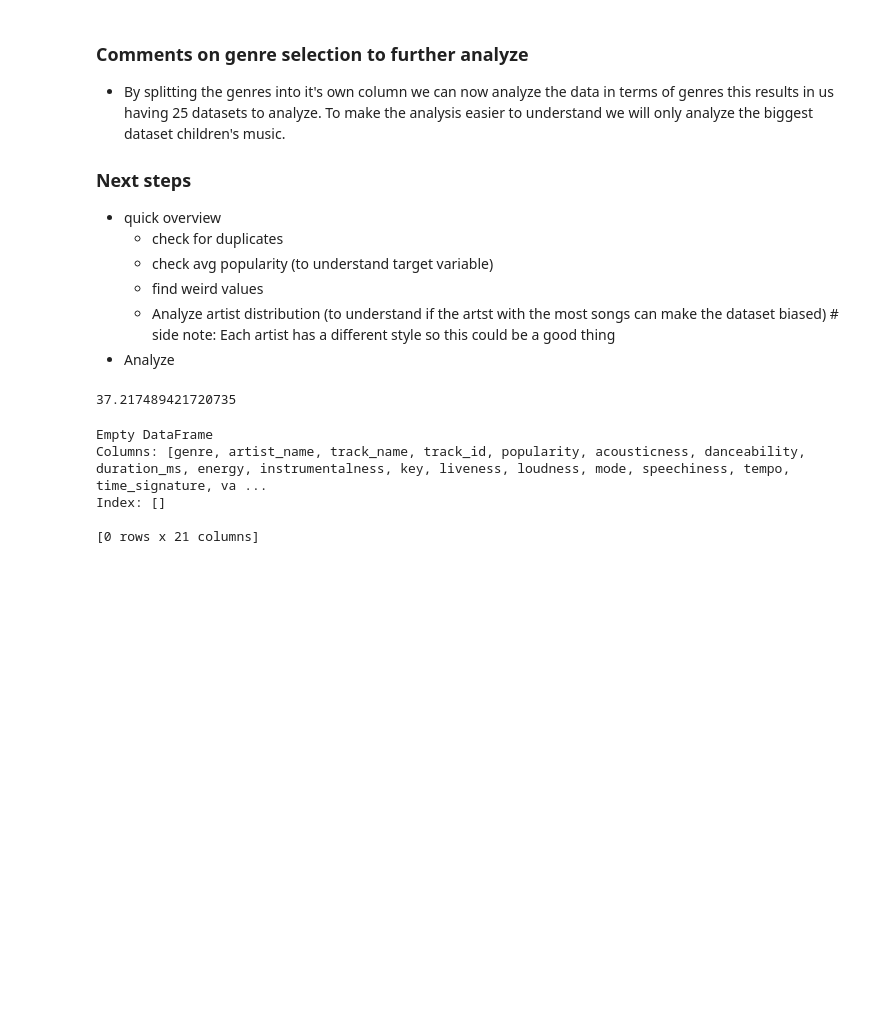
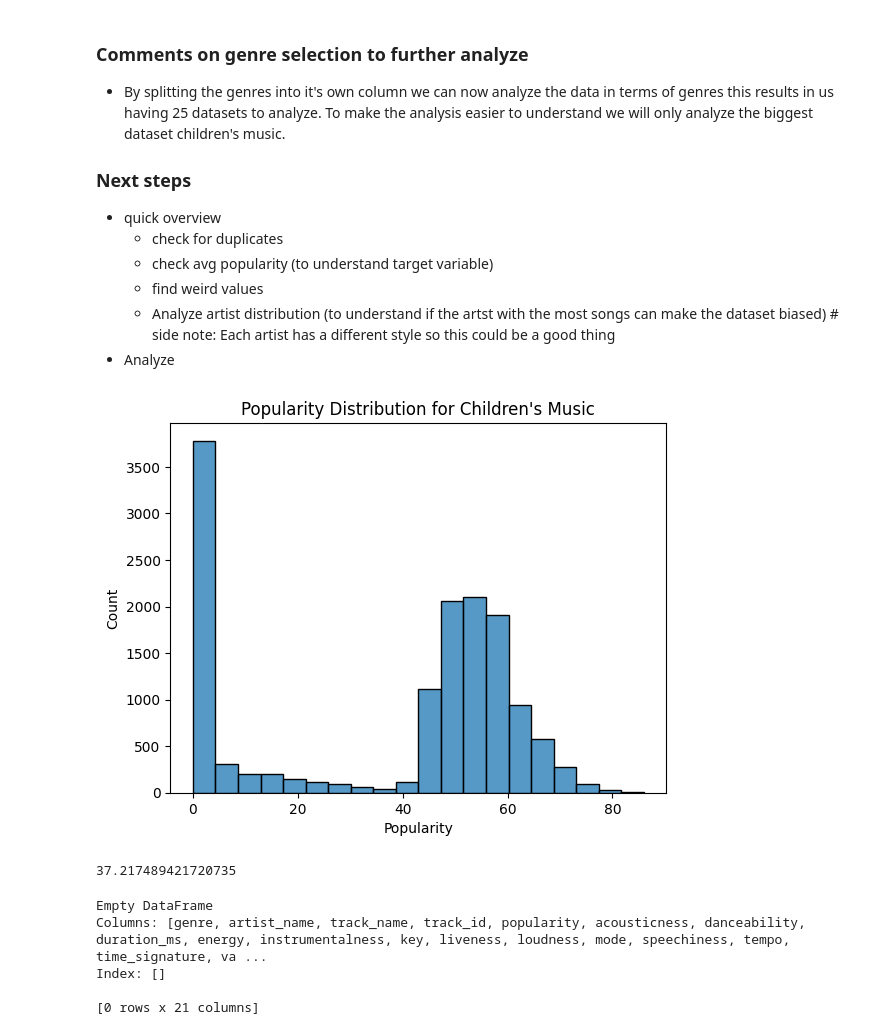
Before and after one commit to MorrisSimons/SCH_spotify_ml_project, a Jupyter notebook: largeset_version/main.ipynb, the cells around one changed output. Saved outputs shown, nothing was run; the diff lists cells and outputs as text; code cells hidden in the pictures; blank space fills up the shorter version.

```diff
--- a/largeset_version/main.ipynb
+++ b/largeset_version/main.ipynb
@@ -166,7 +174,7 @@ def pitch_to_number(pitch):
 # Assuming the column name in your DataFrame that contains pitch values is 'pitch_column'
 data['key'] = data['key'].apply(pitch_to_number)
 # %%
-data['time_signature'] = data['time_signature'].apply(lambda x: x.split('/')[0])
+data['time_signature'] = (data['time_signature'].apply(lambda x: x.split('/')[0])).astype(int)
 # %%
 # Convert the mode column to 1 for major and 0 for minor
 data['mode'] = data['mode'].replace("Minor", 0)
@@ -350,11 +358,18 @@ plt.show()
   - find weird values
   - Analyze artist distribution (to understand if the artst with the most songs can make the dataset biased) # side note: Each artist has a different style so this could be a good thing
 - Analyze
-# %%
-childrens_music = data[data['genre'] == 'Children\'s Music']
-childrens_music['popularity'].mean()
-# %% [output]
-37.217489421720735
+# %%
+childrens_music = data[data['genre'] == 'Children\'s Music']
+# plot the distribution of popularity for children's music
+sns.histplot(childrens_music['popularity'])
+plt.title('Popularity Distribution for Children\'s Music')
+plt.xlabel('Popularity')
+plt.ylabel('Count')
+plt.show()
+print(childrens_music['popularity'].mean())
+# %% [output]
+[figure, added]
+37.217489421720735
 # %%
 # Check for songs with same track_id to find duplicates
 print(childrens_music[childrens_music['track_id'].duplicated()])
```
Also changed, not shown: parts of 11 cells of this notebook, 2 other files.
